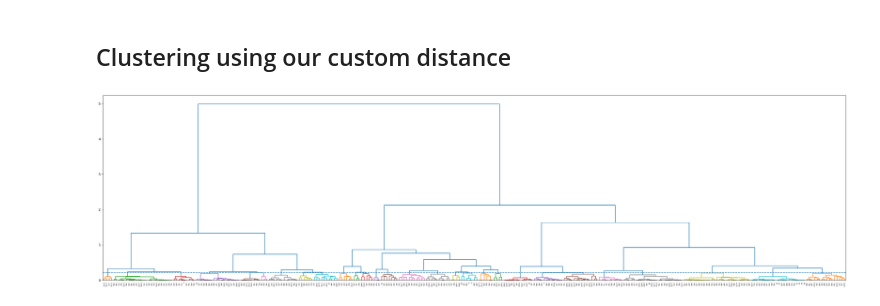
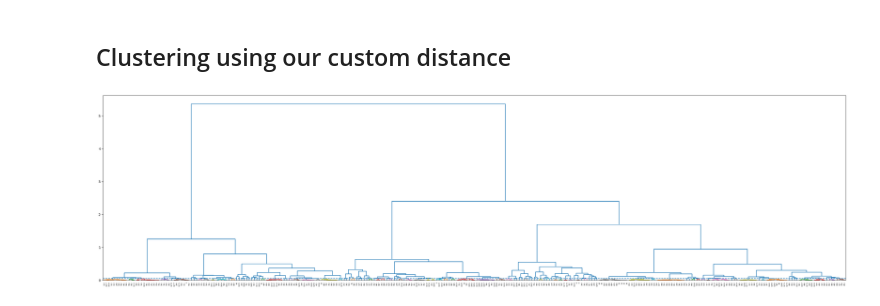
Before and after one commit to deepcharles/circruptures, a Jupyter notebook: notebooks/cpd.ipynb, the cells around one changed output. Cells and saved outputs as stored; diff of their text form; code cells hidden in the pictures.

```diff
--- a/notebooks/cpd.ipynb
+++ b/notebooks/cpd.ipynb
@@ -24,7 +25,8 @@ from itertools import combinations
 # set to True if you want to recompute all change points and distances.
 # (this might take several hours)
 RECOMPUTE_BKPS = False
-RECOMPUTE_CLUSTERING = False
+RECOMPUTE_CLUSTERING = True
+WIDTH = 4000
 # %% [markdown]
 ## Load data
 # %%
@@ -85,8 +87,8 @@ amino_acid = 34
 amino_acid = 35
 amino_acid = 628
 amino_acid = 393
-amino_acid = 240
-amino_acid = 412
+amino_acid = 44
+amino_acid = 356 - 1
 signal = all_signals[amino_acid]  # shape (n_samples, 2)
 fig, ax = plt.subplots(figsize=(10, 5))
 ax.plot(signal, alpha=0.5)
@@ -102,7 +104,7 @@ _ = ax.set_ylim(-np.pi, np.pi)
 # %%
 # 2. Perform discrete change-point detection.
 n_samples = signal.shape[0]
-bkps = all_bkps[amino_acid]
+bkps = np.array(all_bkps[amino_acid])
 n_bkps = len(bkps) - 1
 print(f"{ n_bkps = }")
 # %% [output]
@@ -187,13 +210,14 @@ filename = Path(f"all_distances_pen={penalty_factor}.npy")
 if RECOMPUTE_CLUSTERING:
     get_distance_parallel = delayed(distance_between_bkps)
 
-    all_distances = Parallel(prefer="threads", n_jobs=20)(
+    all_distances = Parallel(prefer="threads", n_jobs=50)(
         [
             get_distance_parallel(
                 all_signals[keep_inds[i]],
-                all_bkps[keep_inds[i]],
+                np.array(all_bkps[keep_inds[i]]),
                 all_signals[keep_inds[j]],
-                all_bkps[keep_inds[j]],
+                np.array(all_bkps[keep_inds[j]]),
+                WIDTH,
             )
             for i, j in combinations(range(len(keep_inds)), 2)
         ]
@@ -212,16 +236,16 @@ distance_matrix = squareform(distance_matrix)
 # %%
 # Compute linkage matrix using the 'Ward' criterion
 linkage = hierarchy.ward(distance_matrix)
 fig, ax = plt.subplots(figsize=(40, 10))
-cut_threshold = 0.21  # CHANGE VALUE HERE TO CHANGE THE THRESHOLD
+cut_threshold = 0.05  # CHANGE VALUE HERE TO CHANGE THE THRESHOLD
 dendro = hierarchy.dendrogram(
     linkage,
     ax=ax,
     labels=np.array(keep_inds) + 1,
     color_threshold=cut_threshold,
     distance_sort=True,
 )
 ax.axhline(cut_threshold, ls="--")
 plt.savefig(f"dendogram_pen={penalty_factor}.pdf", dpi=300)
 # %% [output]
-[figure, old version]
+[figure, new version]
```
Also changed, not shown: parts of 11 cells of this notebook, 8 other files.
